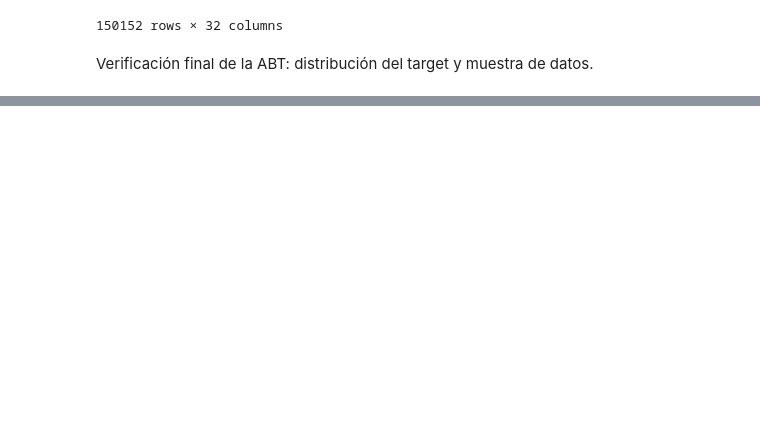
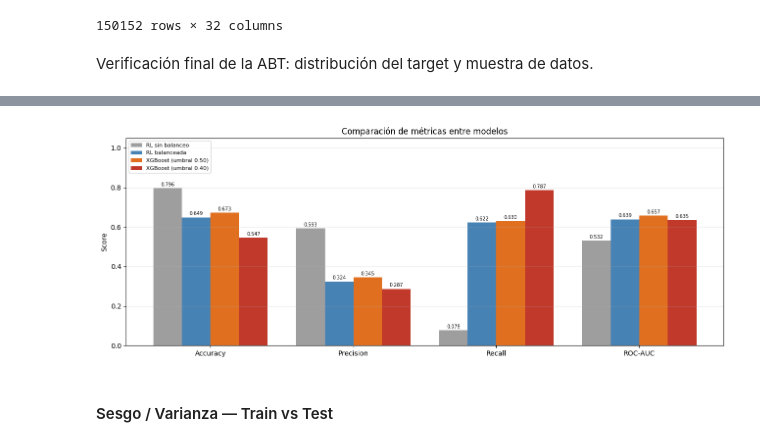
Before and after one commit to Guadacarro/TP_IA, a Jupyter notebook: tp_v2.ipynb, the cells around one changed output, grey strips where cells are left out. Saved outputs shown, nothing was run; the diff lists cells and outputs as text; code cells hidden in the pictures; blank space fills up the shorter version.

```diff
--- a/tp_v2.ipynb
+++ b/tp_v2.ipynb
@@ -1544,0 +1280,16 @@ El modelo final logra un balance razonable entre detección de retrasos y credib
+# %%
+param_dist = {
+    'n_estimators': [100, 150, 200],
+    'max_depth': [3, 5, 7],
+    'learning_rate': [0.01, 0.05, 0.1],
+    'scale_pos_weight': [1, scale_pos_weight],
+    'gamma': [0, 1, 3],
+    'subsample': [0.7, 0.8, 1.0],
+    'colsample_bytree': [0.7, 0.8, 1.0],
+}
+
+total_combinaciones = 1
+for v in param_dist.values():
+    total_combinaciones *= len(v)
+print(f"Espacio total de búsqueda: {total_combinaciones:,} combinaciones")
+print(f"Se probarán 30 combinaciones al azar (RandomizedSearchCV)")
@@ -1544,0 +1412,31 @@ El modelo final logra un balance razonable entre detección de retrasos y credib
+# %%
+metricas_cols = ['Accuracy', 'Precision', 'Recall', 'ROC-AUC']
+colores = ['#9e9e9e', '#4682b4', '#e07020', '#c0392b']
+
+fig, ax = plt.subplots(figsize=(13, 5))
+n = len(resultados_finales)
+ancho = 0.8 / n
+x = np.arange(len(metricas_cols))
+
+for i, (_, row) in enumerate(resultados_finales.iterrows()):
+    offset = (i - (n - 1) / 2) * ancho
+    valores = [row[m] for m in metricas_cols]
+    bars = ax.bar(x + offset, valores, ancho, label=row['Modelo'], color=colores[i])
+    for bar in bars:
+        h = bar.get_height()
+        ax.annotate(f'{h:.3f}', xy=(bar.get_x() + bar.get_width()/2, h),
+                    xytext=(0, 3), textcoords='offset points', ha='center', fontsize=7)
+
+ax.set_xticks(x)
+ax.set_xticklabels(metricas_cols)
+ax.set_ylim(0, 1.05)
+ax.set_ylabel('Score')
+ax.set_title('Comparación de métricas entre modelos')
+ax.legend(loc='upper left', fontsize=8)
+ax.grid(True, axis='y', alpha=0.3)
+plt.tight_layout()
+plt.show()
+# %% [output]
+[figure, added]
+# %% [markdown]
+#### Sesgo / Varianza — Train vs Test
```
Also changed, not shown: parts of 96 cells of this notebook.
